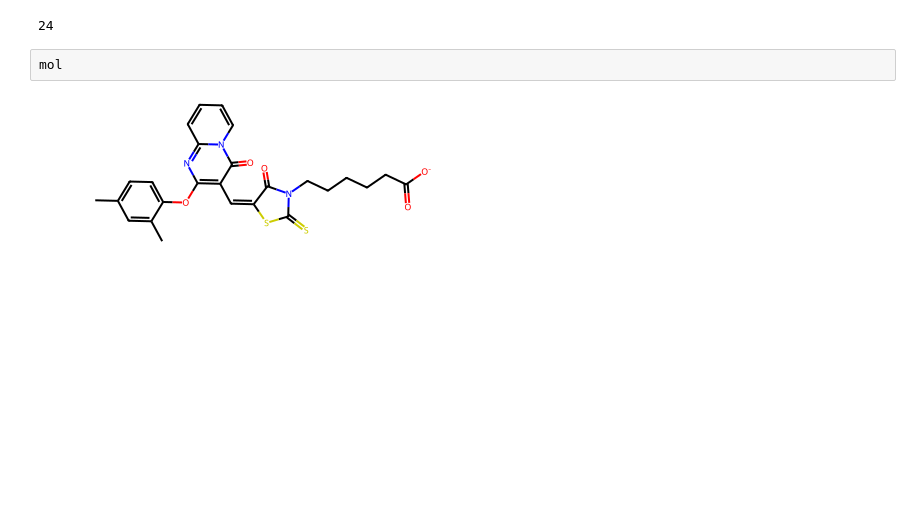
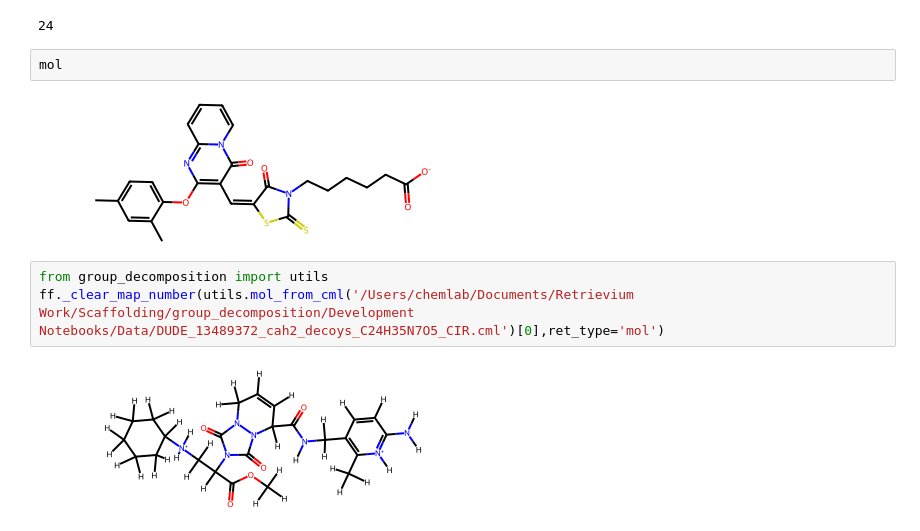
Before and after one commit to kmlefran/group_decomposition, a Jupyter notebook: Development Notebooks/100_test.ipynb, the cells around one changed output. Cells and saved outputs as stored; diff of their text form; blank space fills up the shorter version.

Commit message:
notebook work

```diff
--- a/Development Notebooks/100_test.ipynb
+++ b/Development Notebooks/100_test.ipynb
@@ -113,3 +113,8 @@ print(c_at)
 mol
 # %% [output]
 [figure]
+# %%
+from group_decomposition import utils
+ff._clear_map_number(utils.mol_from_cml('/Users/chemlab/Documents/Retrievium Work/Scaffolding/group_decomposition/Development Notebooks/Data/DUDE_13489372_cah2_decoys_C24H35N7O5_CIR.cml')[0],ret_type='mol')
+# %% [output]
+[figure, added]
```
Also changed, not shown: parts of 2 cells of this notebook, 2 other files.
